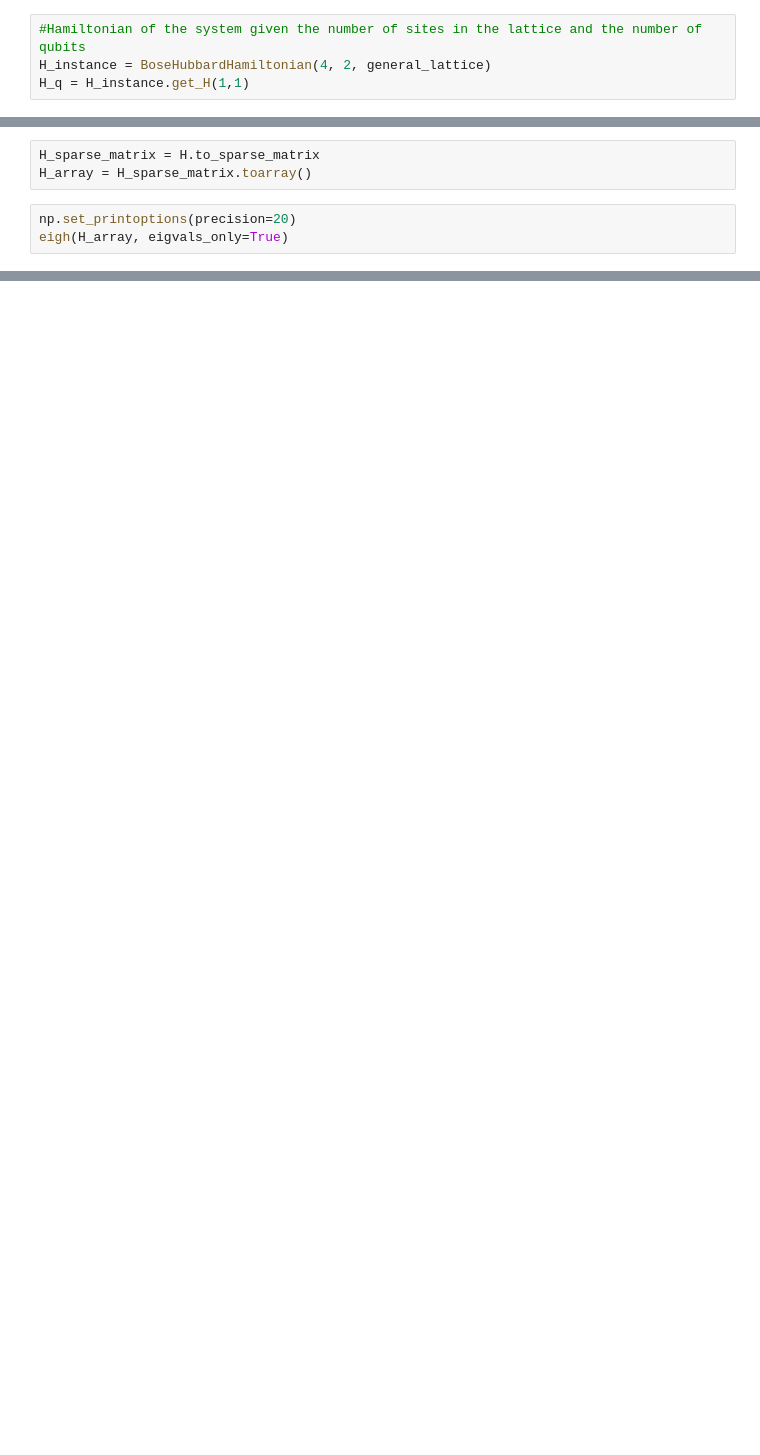
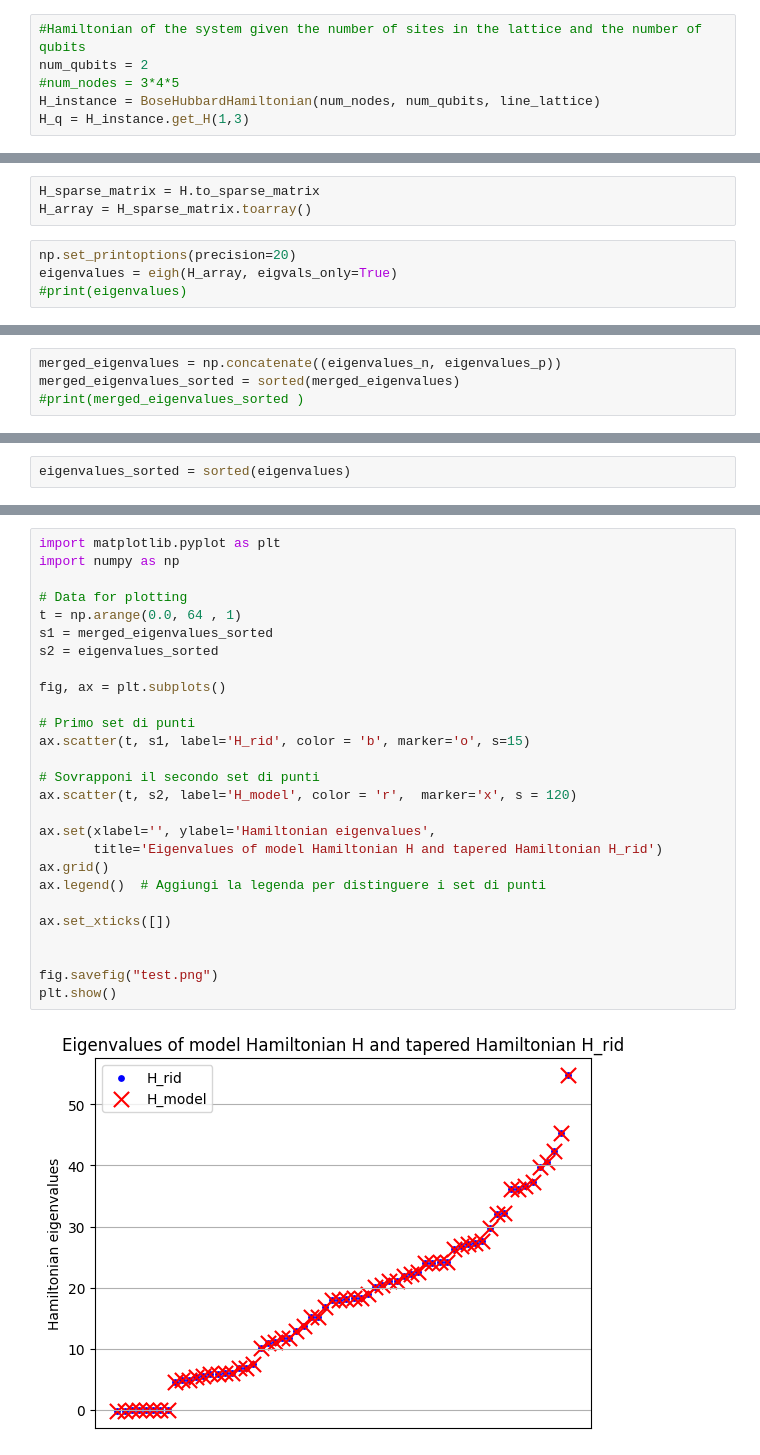
Before and after one commit to qismib/bisqt, a Jupyter notebook: notebooks/Tapering.ipynb, the cells around one changed output, grey strips where cells are left out. Drawn from its saved outputs; the diff is of its cells as text; blank space fills up the shorter version.

```diff
--- a/notebooks/Tapering.ipynb
+++ b/notebooks/Tapering.ipynb
@@ -60,8 +81,10 @@ set(general_lattice.graph.weighted_edge_list())
 {(1, 0, 1.0), (1, 2, 1.0), (1, 3, 1.0)}
 # %%
 #Hamiltonian of the system given the number of sites in the lattice and the number of qubits
-H_instance = BoseHubbardHamiltonian(4, 2, general_lattice)
-H_q = H_instance.get_H(1,1)
+num_qubits = 2
+#num_nodes = 3*4*5
+H_instance = BoseHubbardHamiltonian(num_nodes, num_qubits, line_lattice)
+H_q = H_instance.get_H(1,3)
 # %%
 #Hamiltonian to be tapered
 H = PauliwordOp.from_qiskit(H_q)
@@ -169,4 +142,5 @@ H_sparse_matrix = H.to_sparse_matrix
 H_array = H_sparse_matrix.toarray()
 # %%
 np.set_printoptions(precision=20)
-eigh(H_array, eigvals_only=True)
+eigenvalues = eigh(H_array, eigvals_only=True)
+#print(eigenvalues)
@@ -238,0 +159,4 @@ print(eigenvalues_n)
+# %%
+merged_eigenvalues = np.concatenate((eigenvalues_n, eigenvalues_p))
+merged_eigenvalues_sorted = sorted(merged_eigenvalues)
+#print(merged_eigenvalues_sorted )
@@ -238,0 +167,2 @@ print(eigenvalues_n)
+# %%
+eigenvalues_sorted = sorted(eigenvalues)
@@ -238,0 +179,29 @@ print(eigenvalues_n)
+# %%
+import matplotlib.pyplot as plt
+import numpy as np
+
+# Data for plotting
+t = np.arange(0.0, 64 , 1)
+s1 = merged_eigenvalues_sorted
+s2 = eigenvalues_sorted
+
+fig, ax = plt.subplots()
+
+# Primo set di punti
+ax.scatter(t, s1, label='H_rid', color = 'b', marker='o', s=15)
+
+# Sovrapponi il secondo set di punti
+ax.scatter(t, s2, label='H_model', color = 'r',  marker='x', s = 120)
+
+ax.set(xlabel='', ylabel='Hamiltonian eigenvalues',
+       title='Eigenvalues of model Hamiltonian H and tapered Hamiltonian H_rid')
+ax.grid()
+ax.legend()  # Aggiungi la legenda per distinguere i set di punti
+
+ax.set_xticks([])
+
+
+fig.savefig("test.png")
+plt.show()
+# %% [output]
+[figure, added]
```
Also changed, not shown: parts of 15 cells of this notebook.
